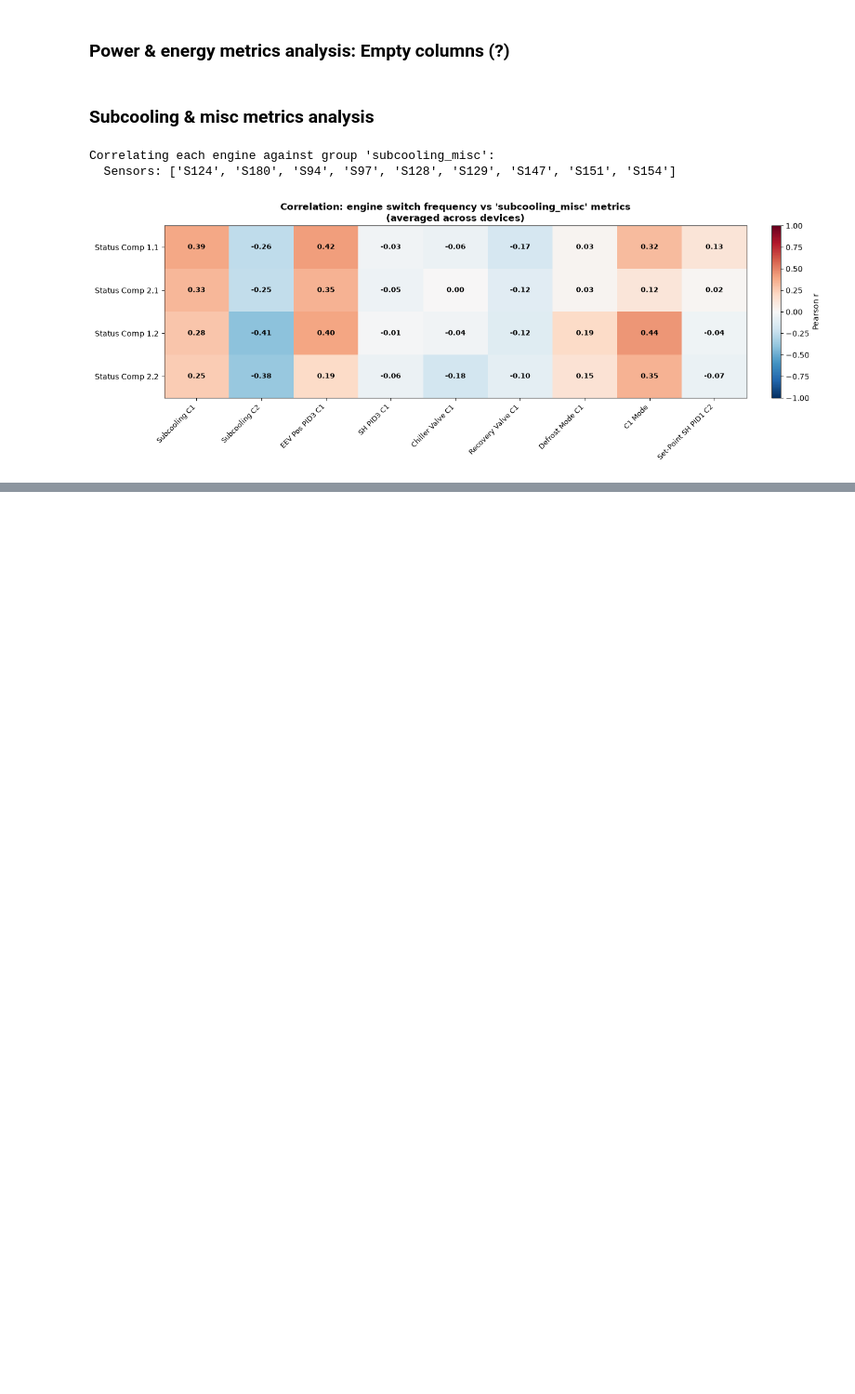
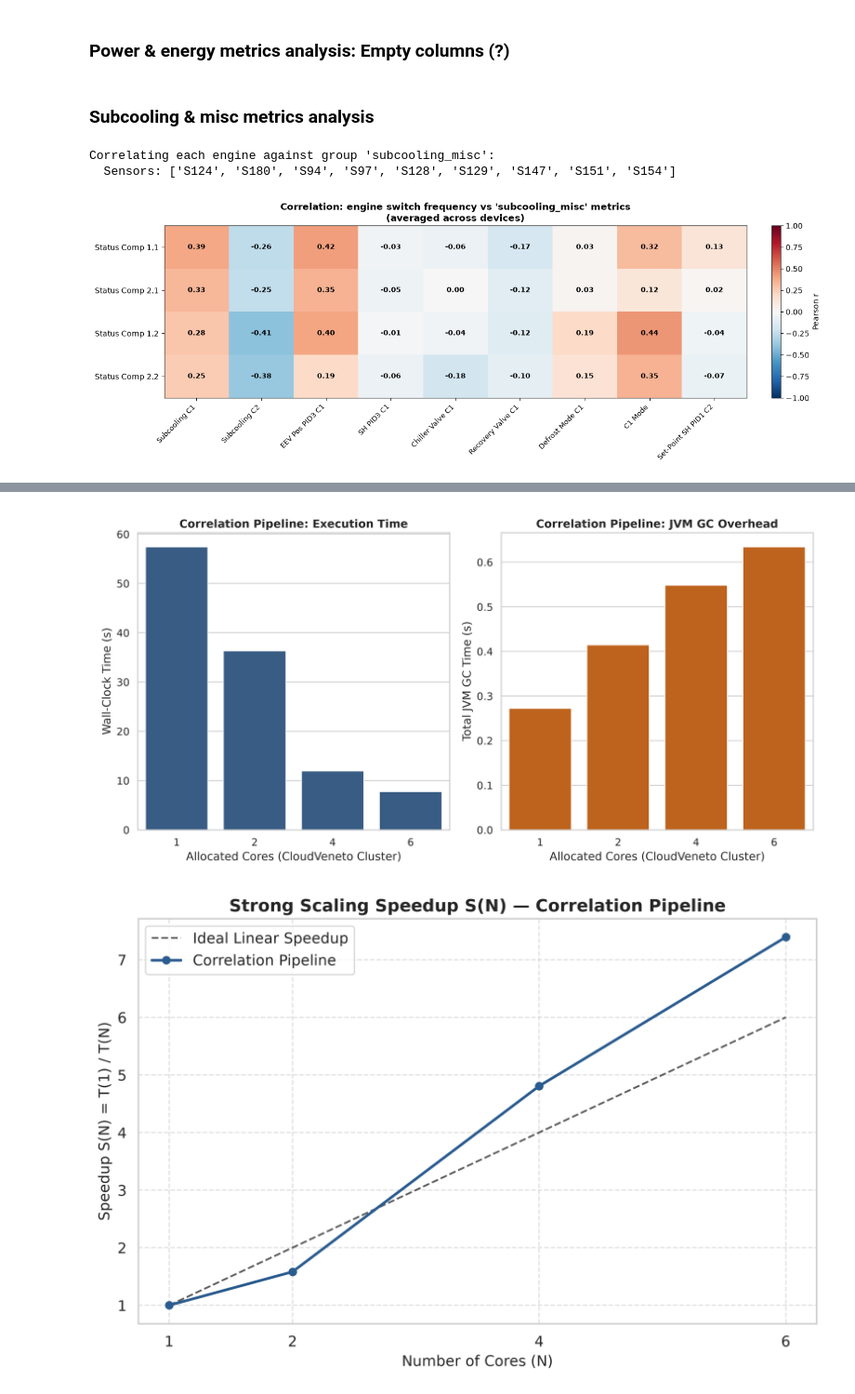
Before and after one commit to PasqualeAndreacchio/AnomalyDection-Spark, a Jupyter notebook: anomaly1.ipynb, the cells around one changed output, grey strips where cells are left out. Shown at 93% size. Cells and saved outputs as stored; diff of their text form; code cells hidden in the pictures; blank space fills up the shorter version.

```diff
--- a/anomaly1.ipynb
+++ b/anomaly1.ipynb
@@ -786,0 +729,11 @@ spark.stop()
+# %%
+from IPython.display import Image, display
+
+# Display Strong Scaling Benchmark Plots
+display(Image(filename='Systematic_Distributed_Benchmarking/benchmark_plots/plot1_correlation_pipeline.png'))
+display(Image(filename='Systematic_Distributed_Benchmarking/benchmark_plots/plot2_strong_scaling_speedup.png'))
+display(Image(filename='Systematic_Distributed_Benchmarking/benchmark_plots/plot5_metrics_breakdown.png'))
+display(Image(filename='Systematic_Distributed_Benchmarking/benchmark_plots/plot4_shuffle_partitions_tuning.png'))
+# %% [output]
+[figure, added]
+[figure, added]
```
Also changed, not shown: parts of 115 cells of this notebook, 1 other file.
